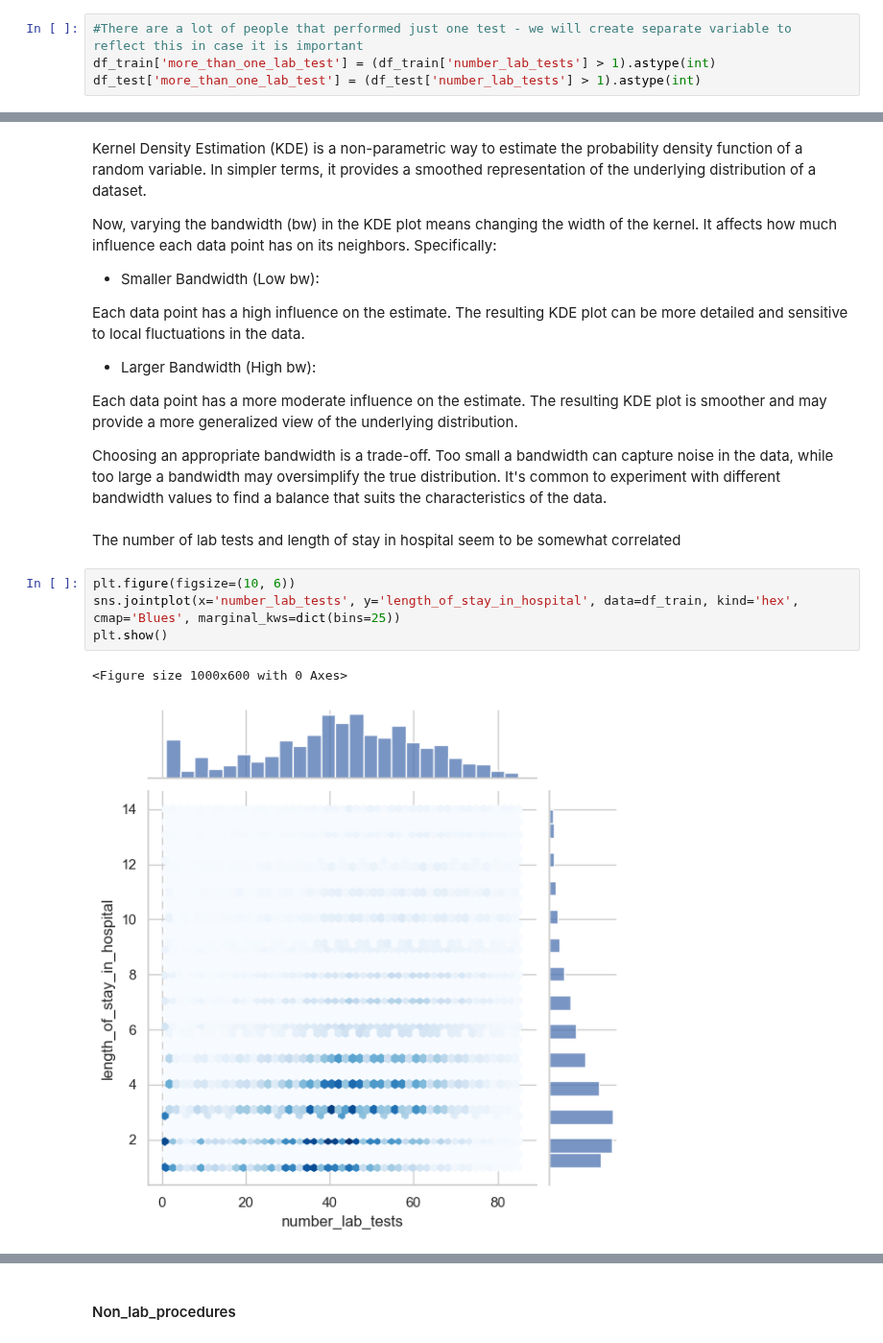
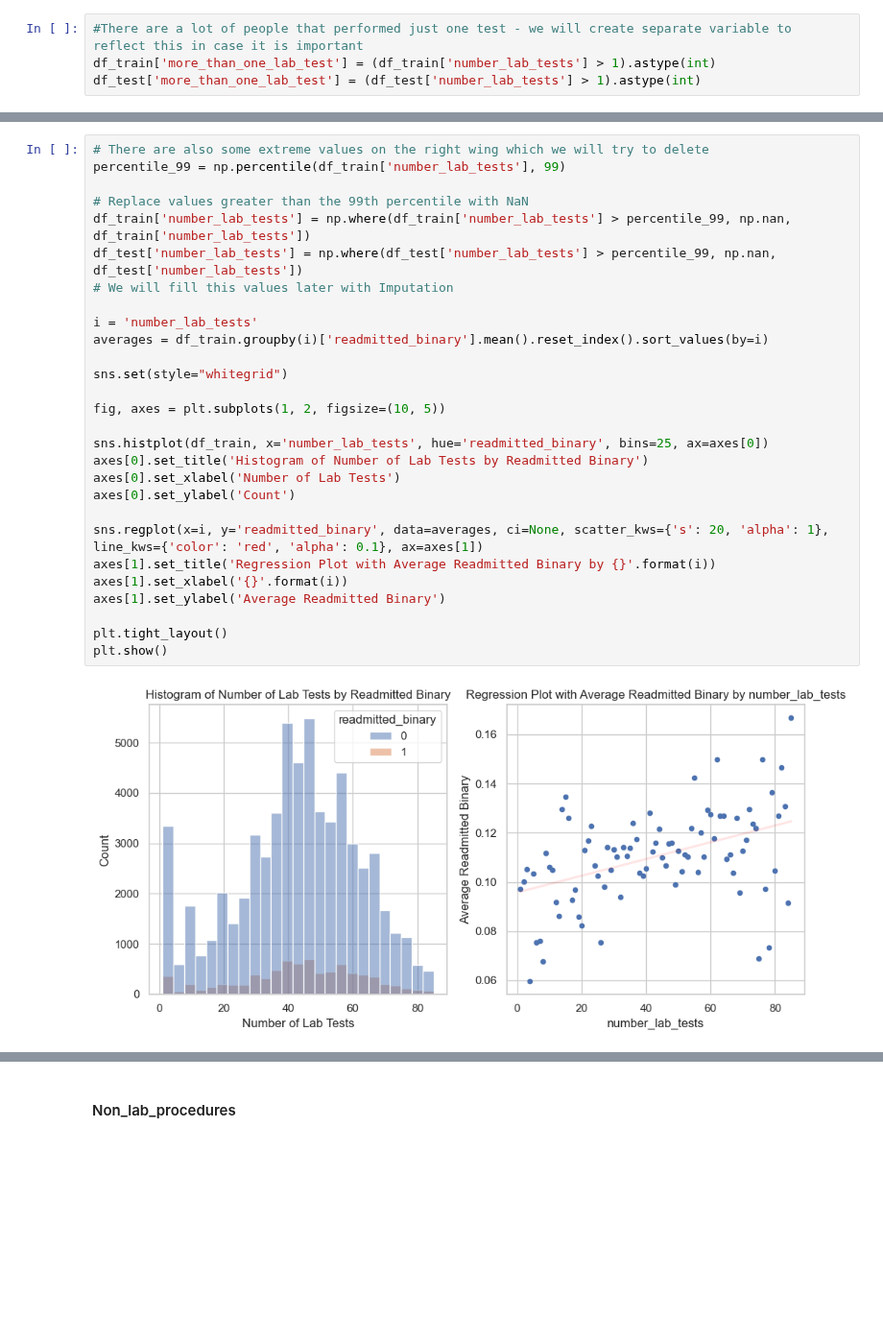
Before and after one commit to ontenkutsenko/ML_Hospital_Readmissions, a Jupyter notebook: Preprocessing and EDA with Plots.ipynb, the cells around one changed output, grey strips where cells are left out. Shown at 96% size. Drawn from its saved outputs; the diff is of its cells as text; blank space fills up the shorter version.

```diff
--- a/Preprocessing and EDA with Plots.ipynb
+++ b/Preprocessing and EDA with Plots.ipynb
@@ -593,24 +504,30 @@ plt.show()
-# %% [markdown]
-Kernel Density Estimation (KDE) is a non-parametric way to estimate the probability density function of a random variable. In simpler terms, it provides a smoothed representation of the underlying distribution of a dataset.
-
-Now, varying the bandwidth (bw) in the KDE plot means changing the width of the kernel. It affects how much influence each data point has on its neighbors. Specifically:
-
-- Smaller Bandwidth (Low bw):
-
-Each data point has a high influence on the estimate.
-The resulting KDE plot can be more detailed and sensitive to local fluctuations in the data.
-- Larger Bandwidth (High bw):
-
-Each data point has a more moderate influence on the estimate.
-The resulting KDE plot is smoother and may provide a more generalized view of the underlying distribution.
-
-Choosing an appropriate bandwidth is a trade-off. Too small a bandwidth can capture noise in the data, while too large a bandwidth may oversimplify the true distribution. It's common to experiment with different bandwidth values to find a balance that suits the characteristics of the data.
-# %% [markdown]
-The number of lab tests and length of stay in hospital seem to be somewhat correlated
-# %%
-plt.figure(figsize=(10, 6))
-sns.jointplot(x='number_lab_tests', y='length_of_stay_in_hospital', data=df_train, kind='hex', cmap='Blues', marginal_kws=dict(bins=25))
-plt.show()
-# %% [output]
-<Figure size 1000x600 with 0 Axes>
-[figure, removed]
+# %%
+# There are also some extreme values on the right wing which we will try to delete
+percentile_99 = np.percentile(df_train['number_lab_tests'], 99)
+
+# Replace values greater than the 99th percentile with NaN
+df_train['number_lab_tests'] = np.where(df_train['number_lab_tests'] > percentile_99, np.nan, df_train['number_lab_tests'])
+df_test['number_lab_tests'] = np.where(df_test['number_lab_tests'] > percentile_99, np.nan, df_test['number_lab_tests'])
+# We will fill this values later with Imputation
+
+i = 'number_lab_tests'
+averages = df_train.groupby(i)['readmitted_binary'].mean().reset_index().sort_values(by=i)
+
+sns.set(style="whitegrid")
+
+fig, axes = plt.subplots(1, 2, figsize=(10, 5))
+
+sns.histplot(df_train, x='number_lab_tests', hue='readmitted_binary', bins=25, ax=axes[0])
+axes[0].set_title('Histogram of Number of Lab Tests by Readmitted Binary')
+axes[0].set_xlabel('Number of Lab Tests')
+axes[0].set_ylabel('Count')
+
+sns.regplot(x=i, y='readmitted_binary', data=averages, ci=None, scatter_kws={'s': 20, 'alpha': 1}, line_kws={'color': 'red', 'alpha': 0.1}, ax=axes[1])
+axes[1].set_title('Regression Plot with Average Readmitted Binary by {}'.format(i))
+axes[1].set_xlabel('{}'.format(i))
+axes[1].set_ylabel('Average Readmitted Binary')
+
+plt.tight_layout()
+plt.show()
+# %% [output]
+[figure, added]
```
Also changed, not shown: parts of 58 cells of this notebook.
